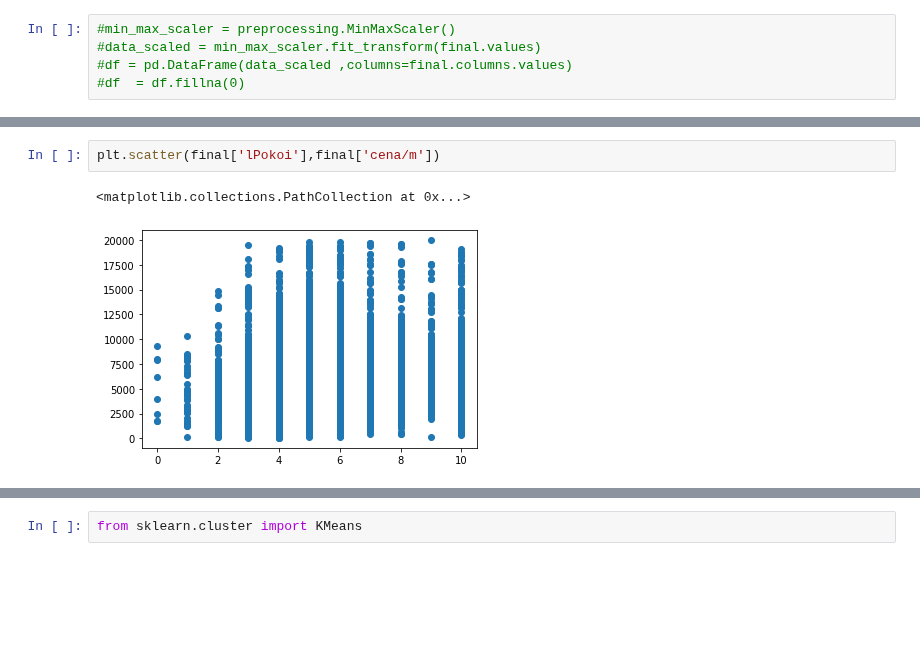
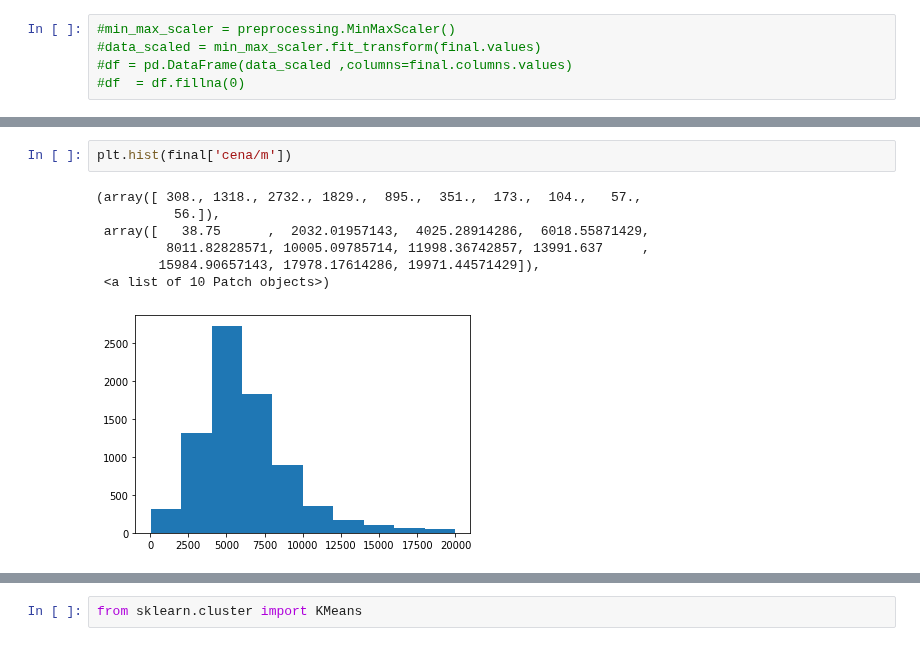
Before and after one commit to KacperGrodecki/Masovian-real-estate, a Jupyter notebook: mazowieckie_colab_rysunki_i_analiza.ipynb, the cells around one changed output, grey strips where cells are left out. Cells and saved outputs as stored; diff of their text form; blank space fills up the shorter version.

```diff
--- a/mazowieckie_colab_rysunki_i_analiza.ipynb
+++ b/mazowieckie_colab_rysunki_i_analiza.ipynb
@@ -682,5 +668,10 @@ final.head()
 # %%
-plt.scatter(final['lPokoi'],final['cena/m'])
+plt.hist(final['cena/m'])
 # %% [output]
-<matplotlib.collections.PathCollection at 0x...>
+(array([ 308., 1318., 2732., 1829.,  895.,  351.,  173.,  104.,   57.,
+          56.]),
+ array([   38.75      ,  2032.01957143,  4025.28914286,  6018.55871429,
+         8011.82828571, 10005.09785714, 11998.36742857, 13991.637     ,
+        15984.90657143, 17978.17614286, 19971.44571429]),
+ <a list of 10 Patch objects>)
-[figure, old version]
+[figure, new version]
```
Also changed, not shown: parts of 37 cells of this notebook.
